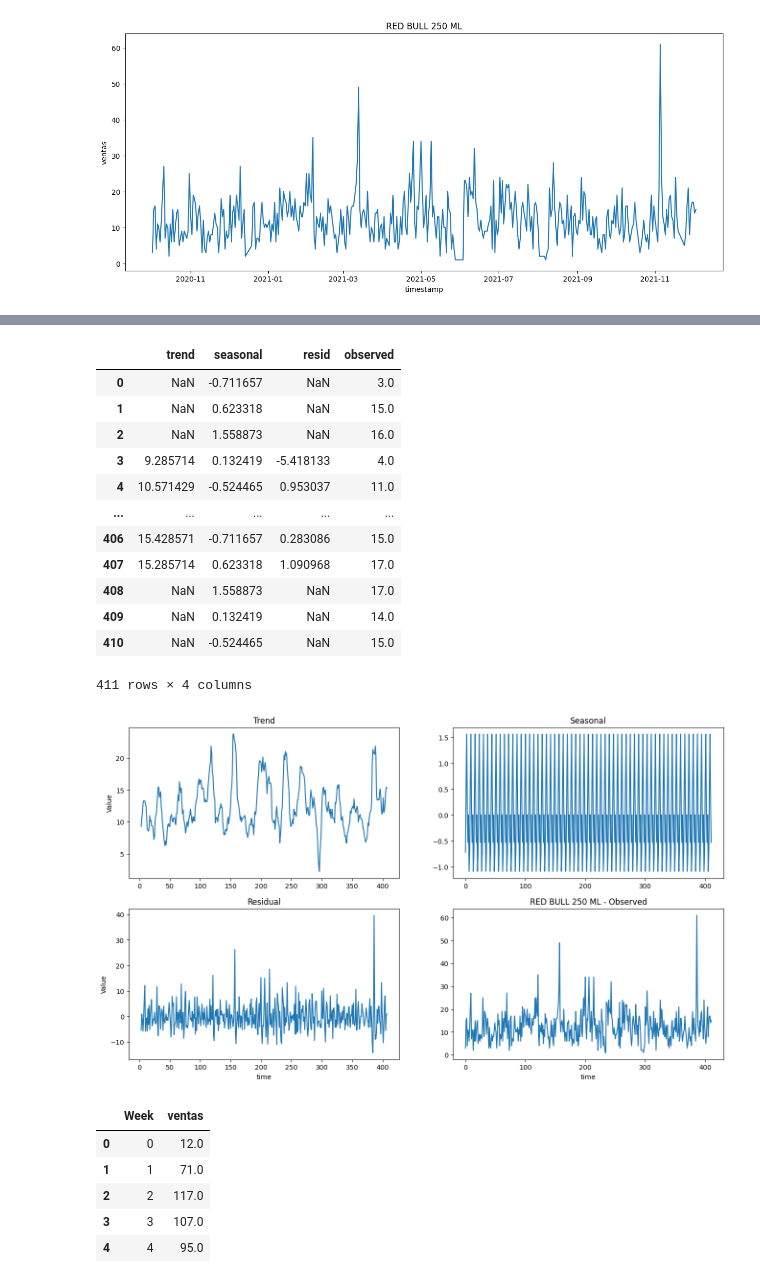
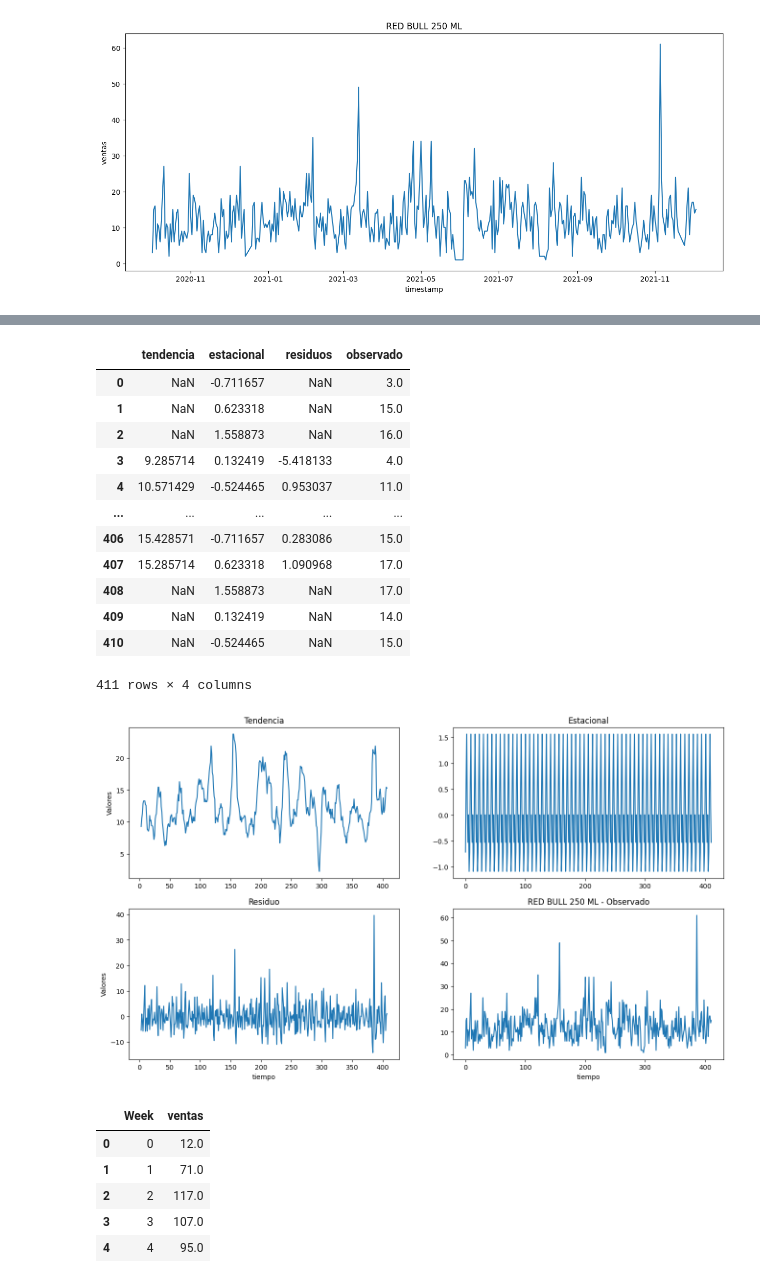
Before and after one commit to darwin1k/MiniMarket, a Jupyter notebook: EdaInitial.ipynb, the cells around one changed output, grey strips where cells are left out. Drawn from its saved outputs; the diff is of its cells as text; code cells hidden in the pictures.

```diff
--- a/EdaInitial.ipynb
+++ b/EdaInitial.ipynb
@@ -435,9 +457,11 @@ Critical Values:
 # %%
+# se realiza la descomposición simple y se analiza en un periodo de 7 días, 1 semana
+
 result = sm.tsa.seasonal_decompose(ventas_dia['ventas'], model='additive', period = 7)
-results_df = pd.DataFrame({'trend': result.trend, 'seasonal': result.seasonal, 'resid': result.resid, 'observed': result.observed})
+results_df = pd.DataFrame({'tendencia': result.trend, 'estacional': result.seasonal, 'residuos': result.resid, 'observado': result.observed})
 results_df
 # %% [output]
-|  | trend | seasonal | resid | observed |
+|  | tendencia | estacional | residuos | observado |
 | 0 | NaN | -0.711657 | NaN | 3.0 |
 | 1 | NaN | 0.623318 | NaN | 15.0 |
 | 2 | NaN | 1.558873 | NaN | 16.0 |
@@ -451,29 +475,31 @@ results_df
 | 410 | NaN | -0.524465 | NaN | 15.0 |
 411 rows × 4 columns
 # %%
+#Se grafica los datos de tendencia, estacionalidad, residuo, y datos originales
+
 fig, ax = plt.subplots(ncols = 2, nrows = 2,figsize=(16,9))
 df = ventas_dia
-ax[0,0].plot(df.index, results_df.trend)
-ax[0,0].set_title('Trend')
-ax[0,0].set_ylabel('Value')
+ax[0,0].plot(df.index, results_df.tendencia)
+ax[0,0].set_title('Tendencia')
+ax[0,0].set_ylabel('Valores')
 
-ax[0,1].plot(df.index, results_df.seasonal)
-ax[0,1].set_title('Seasonal')
+ax[0,1].plot(df.index, results_df.estacional)
+ax[0,1].set_title('Estacional')
 
-ax[1,0].plot(df.index, results_df.resid)
-ax[1,0].set_title('Residual')
-ax[1,0].set_ylabel('Value')
-ax[1,0].set_xlabel('time')
+ax[1,0].plot(df.index, results_df.residuos)
+ax[1,0].set_title('Residuo')
+ax[1,0].set_ylabel('Valores')
+ax[1,0].set_xlabel('tiempo')
 
-ax[1,1].plot(df.index, results_df.observed)
-ax[1,1].set_title('Observed')
-ax[1,1].set_xlabel('time')
+ax[1,1].plot(df.index, results_df.observado)
+ax[1,1].set_title('Observado')
+ax[1,1].set_xlabel('tiempo')
 
-plt.savefig(f'Seasonal_{nombre_producto}.png')
-plt.title(f'{nombre_producto} - Observed')
+plt.savefig(f'Estacional{nombre_producto}.png')
+plt.title(f'{nombre_producto} - Observado')
 plt.show()
 # %% [output]
-[figure, old version]
+[figure, new version]
 # %%
 # agrupar por semanas
 ventas_semanas = filtro.groupby('Week')['MovCnt'].sum().reset_index(name='ventas')
```
Also changed, not shown: parts of 13 cells of this notebook.
